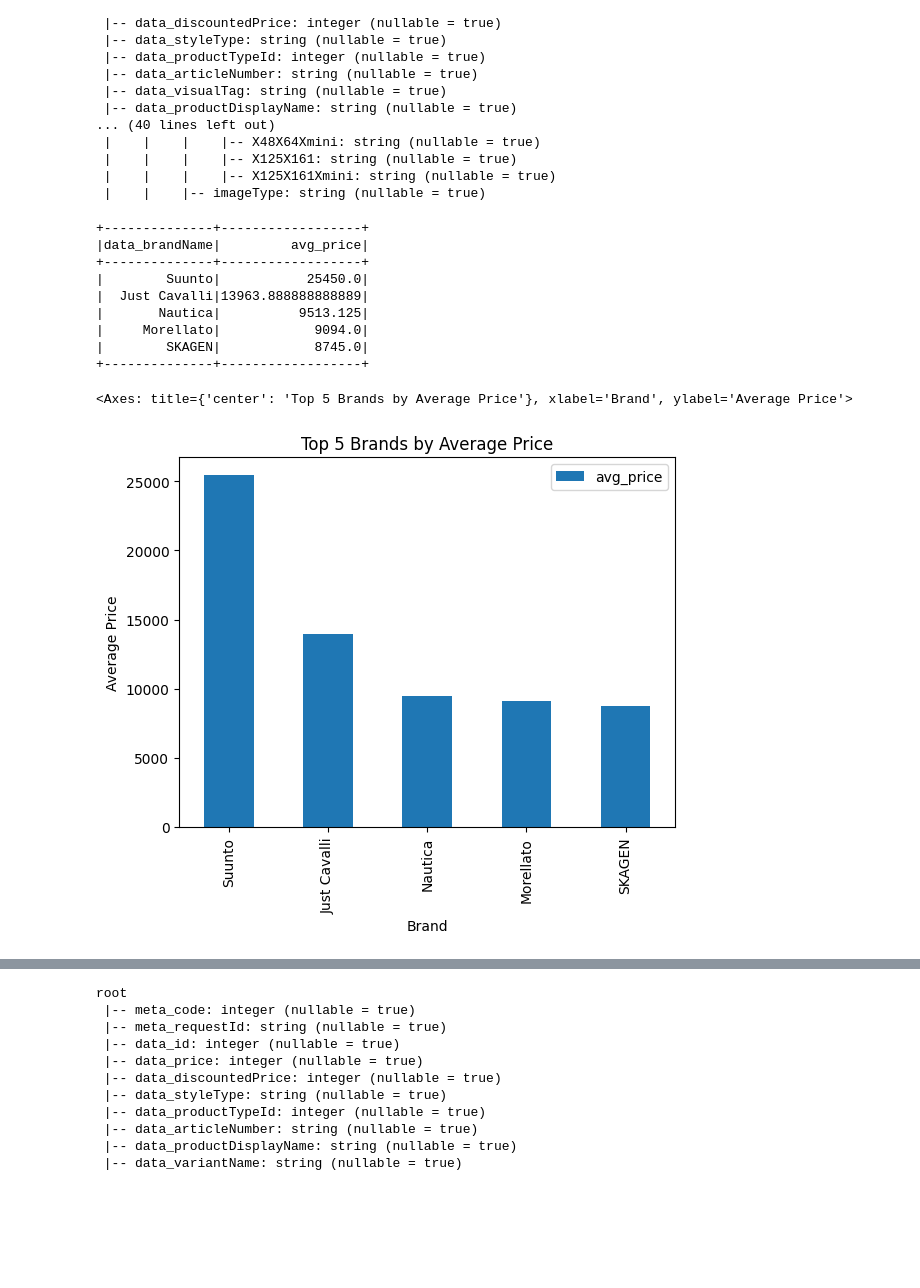
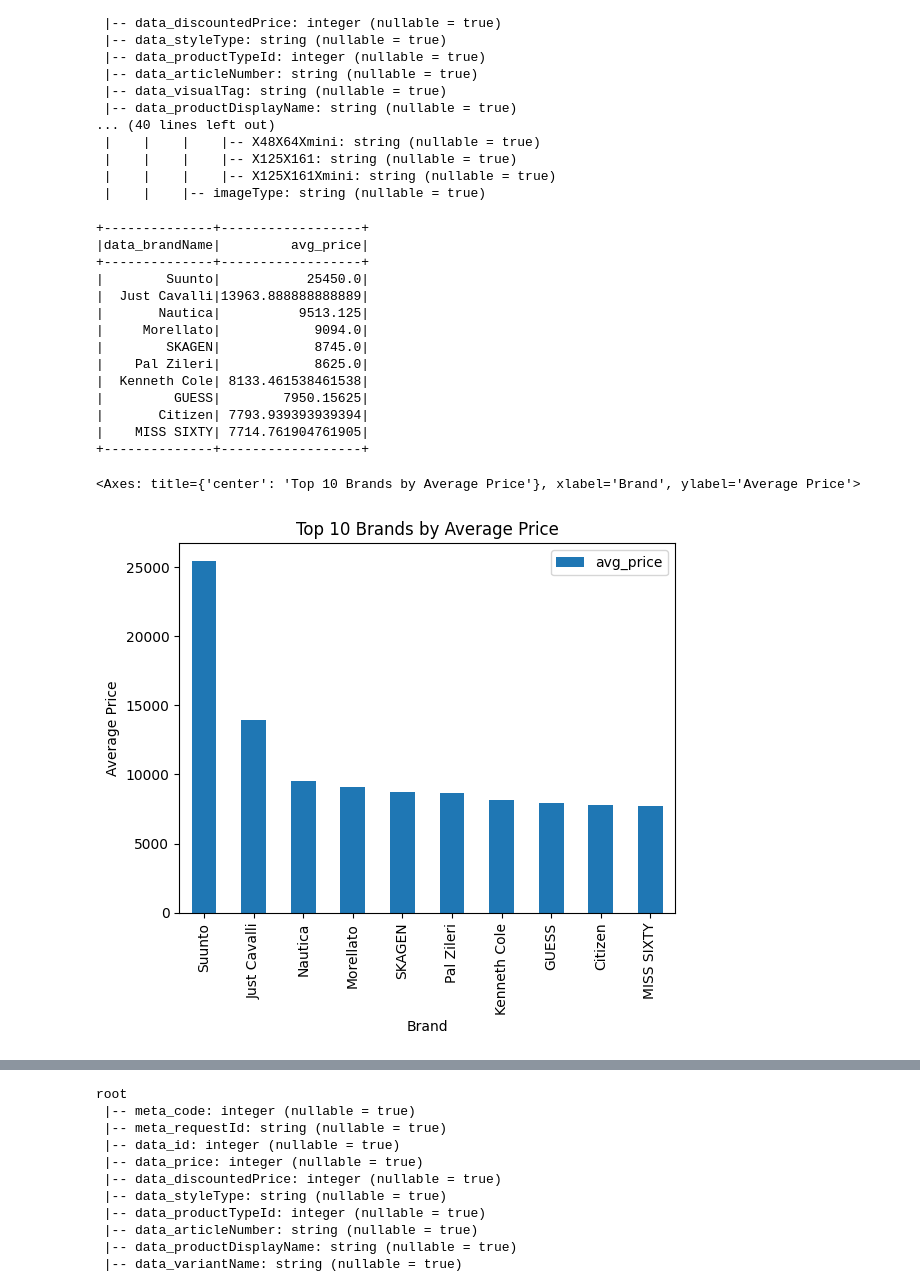
Before and after one commit to JayJoshi4520/DATA-228-Project, a Jupyter notebook: Big_Data_Project.ipynb, the cells around one changed output, grey strips where cells are left out. Saved outputs shown, nothing was run; the diff lists cells and outputs as text; code cells hidden in the pictures; blank space fills up the shorter version.

```diff
--- a/Big_Data_Project.ipynb
+++ b/Big_Data_Project.ipynb
@@ -376,36 +374,41 @@ root
 # %%
 from pyspark.sql import functions as F
 
 # Assuming 'flattened_df' is your PySpark DataFrame
 # Group by brand name and calculate average price
 top_brands = (
     flattened_df.groupBy("data_brandName")
     .agg(F.mean("data_price").alias("avg_price"))
     .orderBy(F.col("avg_price").desc())
     .limit(10)  # Get top 5 brands
 )
 
 # Show the top 5 brands (PySpark does not support direct plotting like pandas)
 top_brands.show()
 
 # If you need to plot this in an environment that supports plotting:
 # Convert to Pandas DataFrame (for plotting, if necessary and the data is small enough)
 pandas_df = top_brands.toPandas()
 
 # Plot the top 5 brands using Pandas (this step would typically be done on a local machine or a notebook interface)
-pandas_df.plot(kind="bar", x='data_brandName', y='avg_price', title="Top 5 Brands by Average Price", xlabel="Brand", ylabel="Average Price")
+pandas_df.plot(kind="bar", x='data_brandName', y='avg_price', title="Top 10 Brands by Average Price", xlabel="Brand", ylabel="Average Price")
 # %% [output]
 +--------------+------------------+
 |data_brandName|         avg_price|
 +--------------+------------------+
 |        Suunto|           25450.0|
 |  Just Cavalli|13963.888888888889|
 |       Nautica|          9513.125|
 |     Morellato|            9094.0|
 |        SKAGEN|            8745.0|
+|    Pal Zileri|            8625.0|
+|  Kenneth Cole| 8133.461538461538|
+|         GUESS|        7950.15625|
+|       Citizen| 7793.939393939394|
+|    MISS SIXTY| 7714.761904761905|
 +--------------+------------------+
-<Axes: title={'center': 'Top 5 Brands by Average Price'}, xlabel='Brand', ylabel='Average Price'>
+<Axes: title={'center': 'Top 10 Brands by Average Price'}, xlabel='Brand', ylabel='Average Price'>
-[figure, old version]
+[figure, new version]
 # %%
 # Convert to Pandas DataFrame
 pandas_df = flattened_df.toPandas()
```
Also changed, not shown: parts of 16 cells of this notebook, 2 other files.
